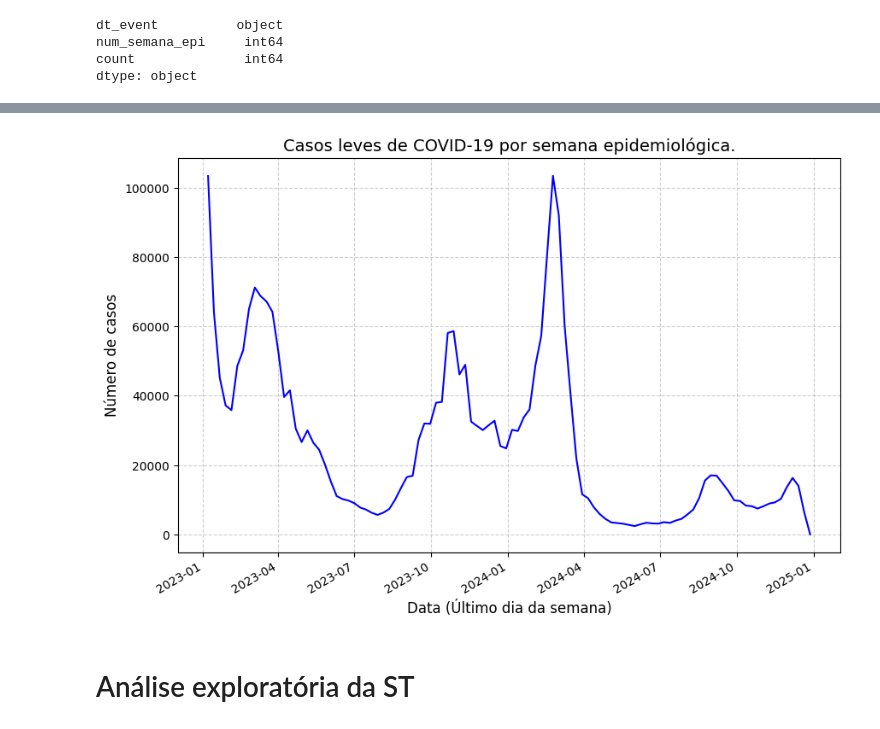
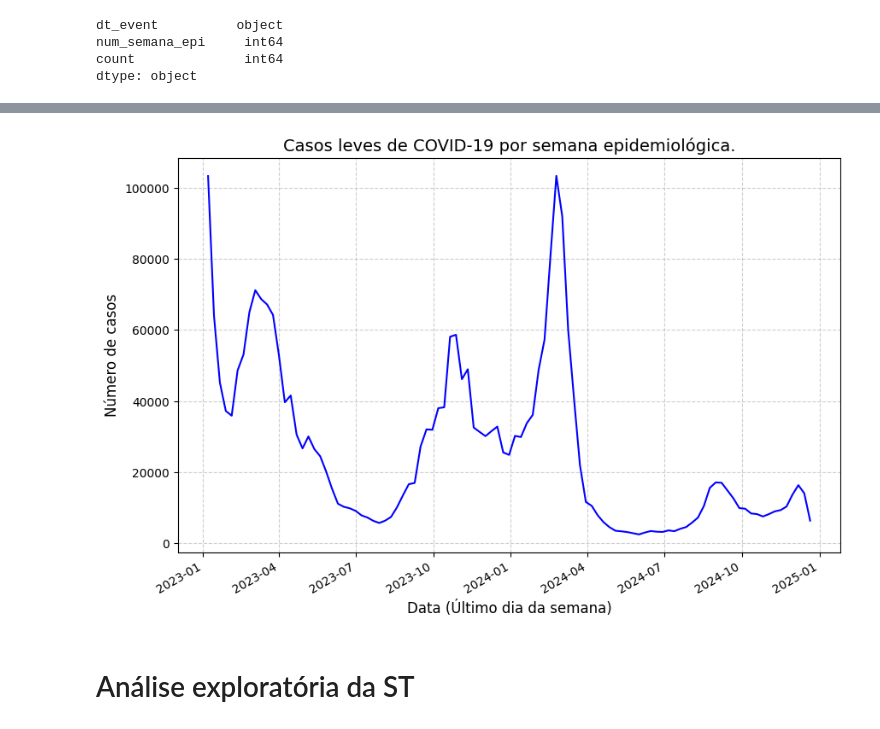
Before and after one commit to pedrodesa/forecasting_covid19, a Jupyter notebook: notebooks/forecast_covid19.ipynb, the cells around one changed output, grey strips where cells are left out. Saved outputs shown, nothing was run; the diff lists cells and outputs as text; code cells hidden in the pictures.

```diff
--- a/notebooks/forecast_covid19.ipynb
+++ b/notebooks/forecast_covid19.ipynb
@@ -100,3 +105,8 @@ dt_event          object
 num_semana_epi     int64
 count              int64
 dtype: object
+# %%
+# Excluir observação final por estar com um número muito reduzido de casos
+serie_semana_analise = serie_semana.drop(index=103)
+
+print(serie_semana_analise)
@@ -103,16 +128,16 @@ dtype: object
 # %%
 # Visualização dos dados
 plt.figure(figsize=(10, 6))
-plt.plot(serie_semana['dt_event'], serie_semana['count'], color='b')
+plt.plot(serie_semana_analise['dt_event'], serie_semana_analise['count'], color='b')
 
 plt.title('Casos leves de COVID-19 por semana epidemiológica.', fontsize=14)
 plt.xticks(rotation=30, ha='right')
 plt.grid(visible=True, linestyle='--', alpha=0.6)
 plt.xlabel('Data (Último dia da semana)', fontsize=12)
 plt.ylabel('Número de casos', fontsize=12)
 
 plt.show()
 # %% [output]
-[figure, old version]
+[figure, new version]
 # %% [markdown]
 # Análise exploratória da ST
```
Also changed, not shown: parts of 16 cells of this notebook.
